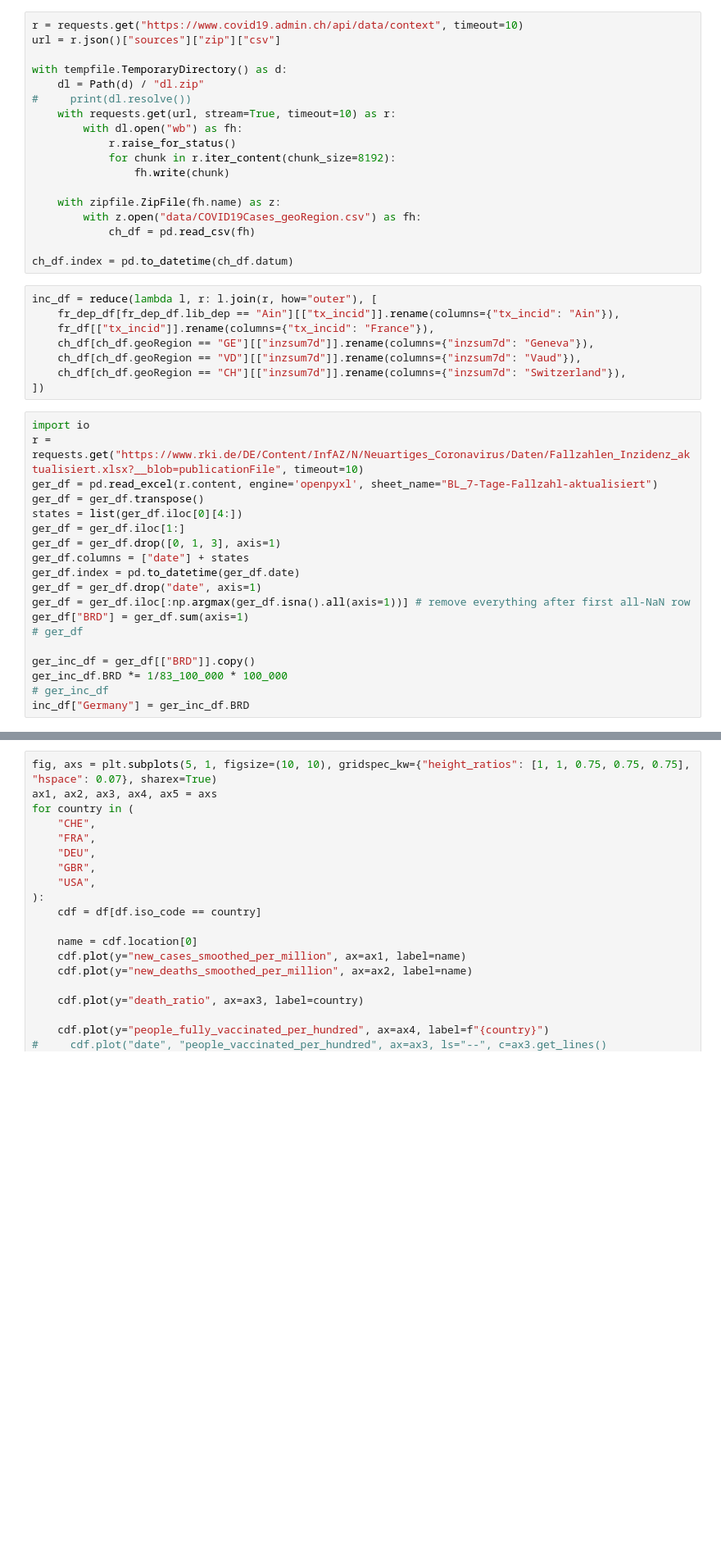
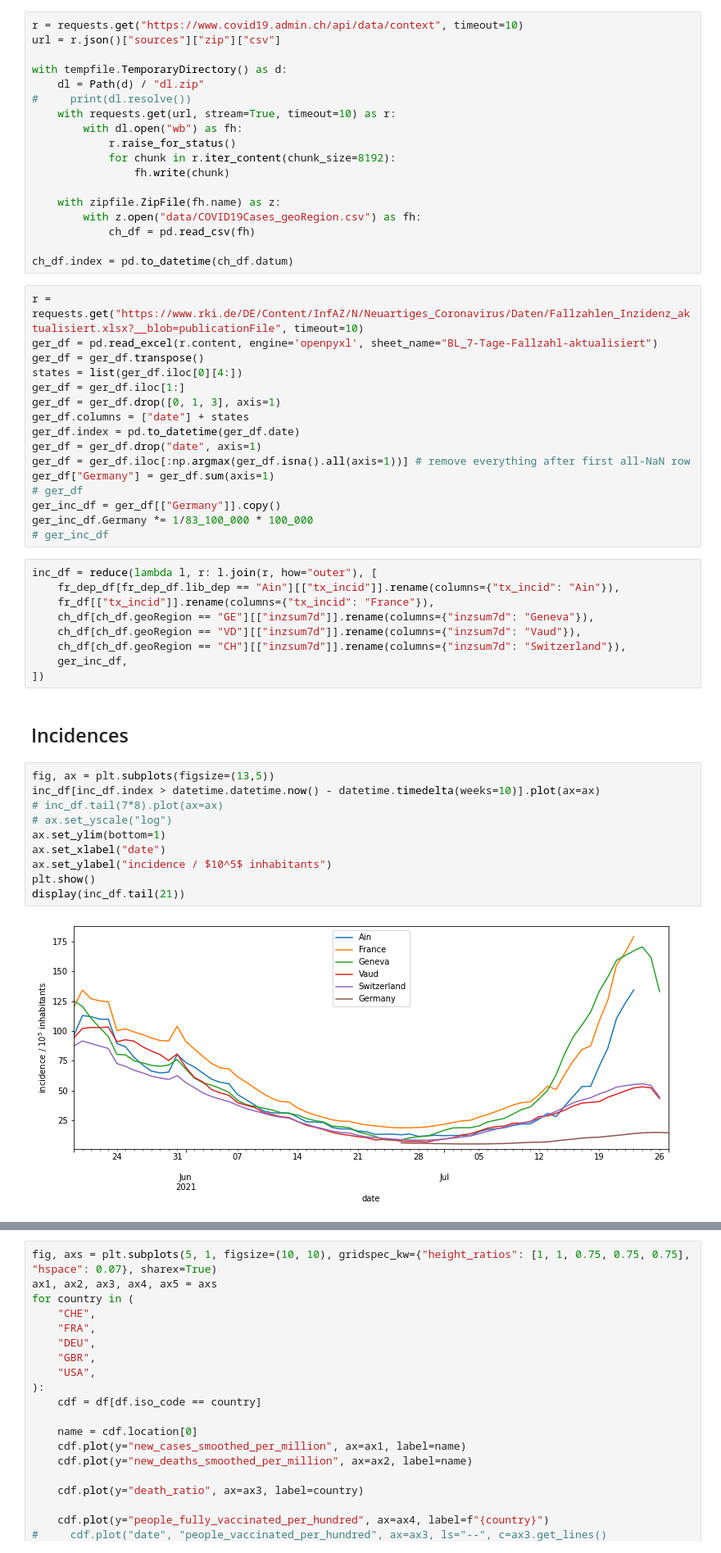
Before and after one commit to robertlangenberg/covid19, a Jupyter notebook: Covid.ipynb, the cells around one changed output, grey strips where cells are left out. Shown: that part at 82% size. Cells and saved outputs as stored; diff of their text form; blank space fills up the shorter version.

```diff
--- a/Covid.ipynb
+++ b/Covid.ipynb
@@ -48,16 +52,7 @@ with tempfile.TemporaryDirectory() as d:
             ch_df = pd.read_csv(fh)
 
 ch_df.index = pd.to_datetime(ch_df.datum)
-# %%
-inc_df = reduce(lambda l, r: l.join(r, how="outer"), [
-    fr_dep_df[fr_dep_df.lib_dep == "Ain"][["tx_incid"]].rename(columns={"tx_incid": "Ain"}),
-    fr_df[["tx_incid"]].rename(columns={"tx_incid": "France"}),
-    ch_df[ch_df.geoRegion == "GE"][["inzsum7d"]].rename(columns={"inzsum7d": "Geneva"}),
-    ch_df[ch_df.geoRegion == "VD"][["inzsum7d"]].rename(columns={"inzsum7d": "Vaud"}),
-    ch_df[ch_df.geoRegion == "CH"][["inzsum7d"]].rename(columns={"inzsum7d": "Switzerland"}),
-])
 # %%
-import io
 r = requests.get("https://www.rki.de/DE/Content/InfAZ/N/Neuartiges_Coronavirus/Daten/Fallzahlen_Inzidenz_aktualisiert.xlsx?__blob=publicationFile", timeout=10)
 ger_df = pd.read_excel(r.content, engine='openpyxl', sheet_name="BL_7-Tage-Fallzahl-aktualisiert")
 ger_df = ger_df.transpose()
@@ -68,10 +63,31 @@ ger_df.columns = ["date"] + states
 ger_df.index = pd.to_datetime(ger_df.date)
 ger_df = ger_df.drop("date", axis=1)
 ger_df = ger_df.iloc[:np.argmax(ger_df.isna().all(axis=1))] # remove everything after first all-NaN row
-ger_df["BRD"] = ger_df.sum(axis=1)
+ger_df["Germany"] = ger_df.sum(axis=1)
 # ger_df
-
-ger_inc_df = ger_df[["BRD"]].copy()
-ger_inc_df.BRD *= 1/83_100_000 * 100_000
+ger_inc_df = ger_df[["Germany"]].copy()
+ger_inc_df.Germany *= 1/83_100_000 * 100_000
 # ger_inc_df
-inc_df["Germany"] = ger_inc_df.BRD
+# %%
+inc_df = reduce(lambda l, r: l.join(r, how="outer"), [
+    fr_dep_df[fr_dep_df.lib_dep == "Ain"][["tx_incid"]].rename(columns={"tx_incid": "Ain"}),
+    fr_df[["tx_incid"]].rename(columns={"tx_incid": "France"}),
+    ch_df[ch_df.geoRegion == "GE"][["inzsum7d"]].rename(columns={"inzsum7d": "Geneva"}),
+    ch_df[ch_df.geoRegion == "VD"][["inzsum7d"]].rename(columns={"inzsum7d": "Vaud"}),
+    ch_df[ch_df.geoRegion == "CH"][["inzsum7d"]].rename(columns={"inzsum7d": "Switzerland"}),
+    ger_inc_df,
+])
+# %% [markdown]
+## Incidences
+# %%
+fig, ax = plt.subplots(figsize=(13,5))
+inc_df[inc_df.index > datetime.datetime.now() - datetime.timedelta(weeks=10)].plot(ax=ax)
+# inc_df.tail(7*8).plot(ax=ax)
+# ax.set_yscale("log")
+ax.set_ylim(bottom=1)
+ax.set_xlabel("date")
+ax.set_ylabel("incidence / $10^5$ inhabitants")
+plt.show()
+display(inc_df.tail(21))
+# %% [output]
+[figure, added]
```
Also changed, not shown: parts of 5 cells of this notebook.
